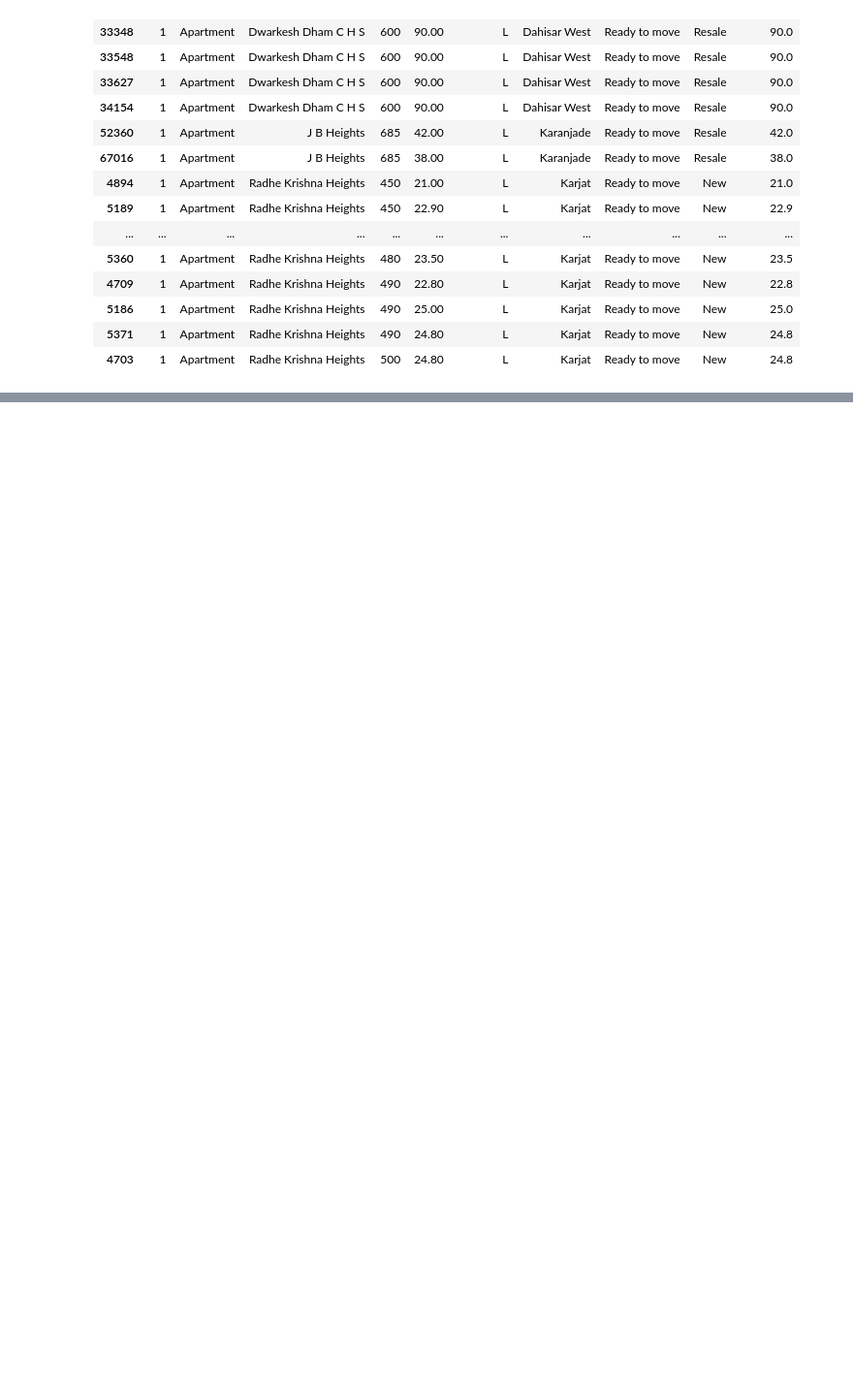
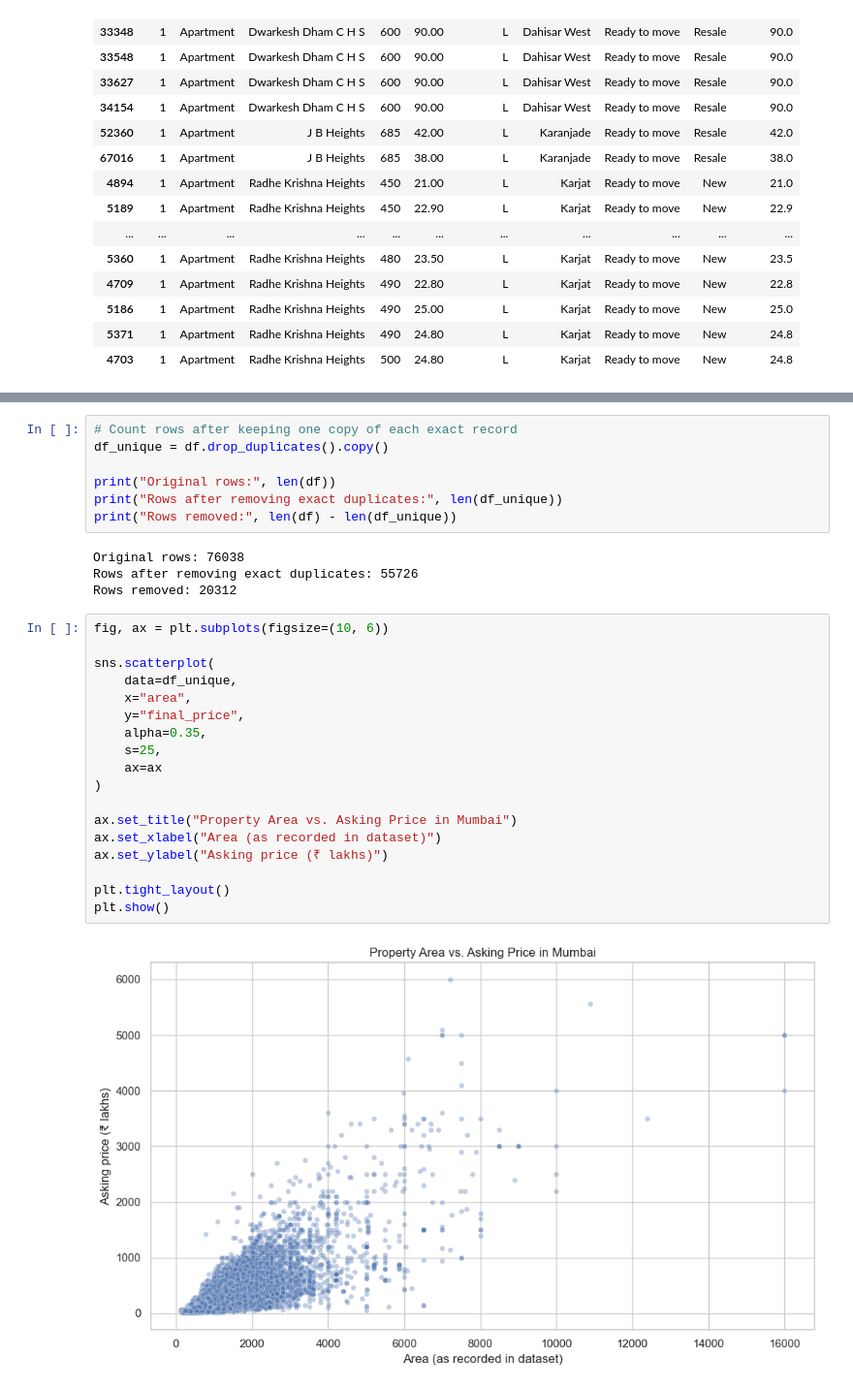
Before and after one commit to Student-boy143/mumbai-house-price-prediction, a Jupyter notebook: notebooks/01_data_exploration.ipynb, the cells around one changed output, grey strips where cells are left out. Shown at 97% size. Cells and saved outputs as stored; diff of their text form; blank space fills up the shorter version.

```diff
--- a/notebooks/01_data_exploration.ipynb
+++ b/notebooks/01_data_exploration.ipynb
@@ -359,0 +411,31 @@ Rows involved in duplicate feature combinations: 41336
+# %%
+# Count rows after keeping one copy of each exact record
+df_unique = df.drop_duplicates().copy()
+
+print("Original rows:", len(df))
+print("Rows after removing exact duplicates:", len(df_unique))
+print("Rows removed:", len(df) - len(df_unique))
+# %% [output]
+Original rows: 76038
+Rows after removing exact duplicates: 55726
+Rows removed: 20312
+# %%
+fig, ax = plt.subplots(figsize=(10, 6))
+
+sns.scatterplot(
+    data=df_unique,
+    x="area",
+    y="final_price",
+    alpha=0.35,
+    s=25,
+    ax=ax
+)
+
+ax.set_title("Property Area vs. Asking Price in Mumbai")
+ax.set_xlabel("Area (as recorded in dataset)")
+ax.set_ylabel("Asking price (₹ lakhs)")
+
+plt.tight_layout()
+plt.show()
+# %% [output]
+[figure, added]
```
Also changed, not shown: parts of 24 cells of this notebook, 1 other file.
